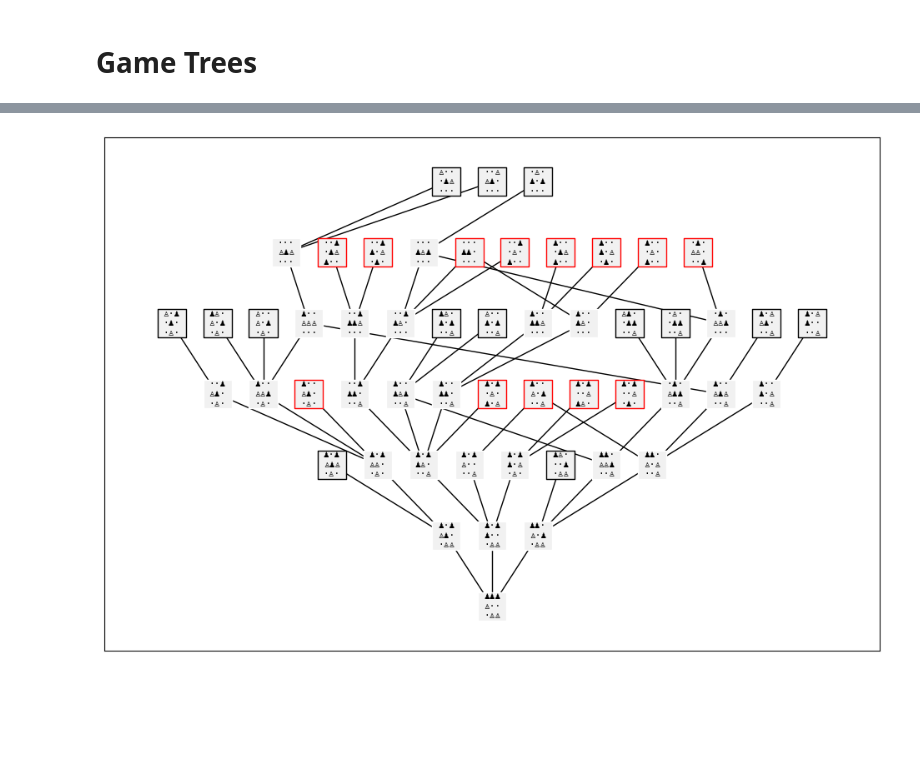
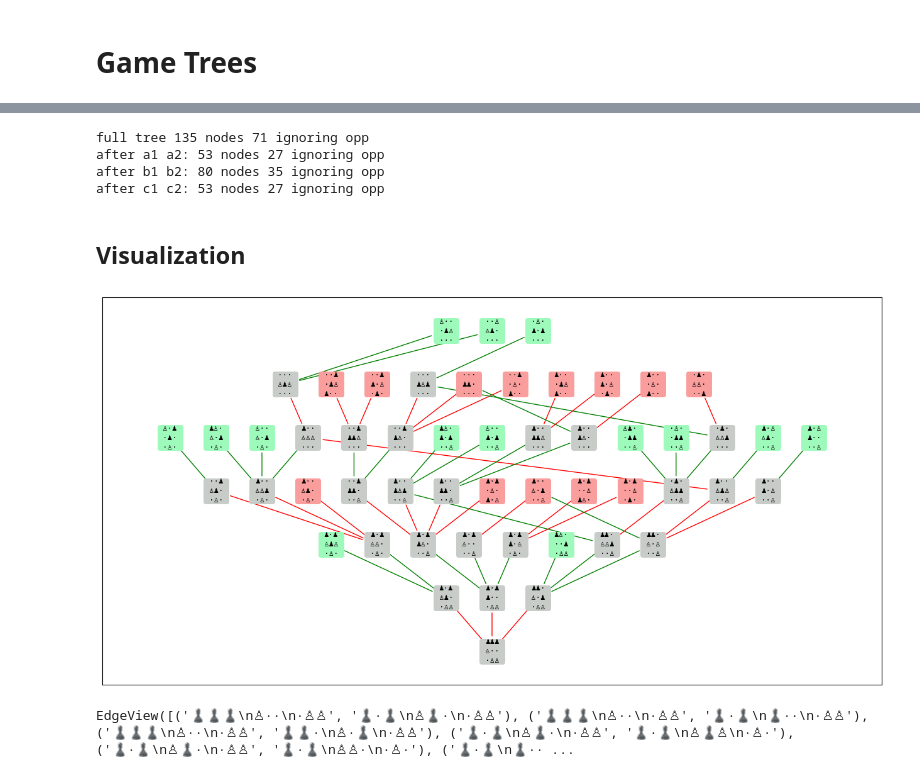
Before and after one commit to wwcohen/aihistory, a Jupyter notebook: hexapawn.ipynb, the cells around one changed output, grey strips where cells are left out. Drawn from its saved outputs; the diff is of its cells as text; code cells hidden in the pictures; blank space fills up the shorter version.

Commit message:
fixing state filtering

```diff
--- a/hexapawn.ipynb
+++ b/hexapawn.ipynb
@@ -177,10 +207,6 @@ Full tree is 163 nodes, but one move in is only 58 or 94.
 # %%
-tree = GameTree.rooted_at(State.initial())
+full_tree = GameTree.rooted_at(State.initial())
 first_white_moves = [f'{file}1 {file}2' for file in 'abc']
 subtrees = {
     move: GameTree.rooted_at(State.initial().apply(Move.parse(move)))
     for move in first_white_moves}
-
-print(f'full tree has {len(tree)} nodes')
-for move, subtree in subtrees.items():
-  print(f'after {move} subtree has {len(subtree)} nodes')
@@ -234,4 +212,0 @@ def state_groupings(tree, player=None):
-# %%
-_ = state_groupings(tree, player=-1)
-_ = state_groupings(subtree, player=-1)
-_ = state_groupings(subtree1, player=-1)
@@ -245,7 +235,25 @@ canonical states: 19
+# %%
+def stats(tree: GameTree, msg: str = ''):
+  print(f'{msg}{len(tree)} nodes {len(tree.filter_root_player())} ignoring opp')
+
+stats(full_tree, 'full tree ')
+for move, subtree in subtrees.items():
+  stats(subtree, f'after {move}: ')
+# %% [output]
+full tree 135 nodes 71 ignoring opp
+after a1 a2: 53 nodes 27 ignoring opp
+after b1 b2: 80 nodes 35 ignoring opp
+after c1 c2: 53 nodes 27 ignoring opp
+# %% [markdown]
+## Visualization
 # %%
 import networkx as nx
 import matplotlib.pyplot as plt
 # %%
+LIGHT_RED = '#fa9d9d'
+LIGHT_GREEN = '#9dfabb'
+LIGHT_GRAY = '#c8ccc9'
+
 def viz(tree):
   g = nx.Graph()
   idx = {
@@ -254,26 +262,30 @@ def viz(tree):
       }
   state = {b:s for s, b in idx.items()}
   for parent, children in tree.children.items():
-    g.add_edges_from([(idx[parent], idx[child]) for child in children])
+    g.add_edges_from([(idx[parent], idx[child]) for child in children.values()])
+  edge_colors = [
+      {-1: 'r', 1: 'g'}[state[p].to_play]
+      for p, _ in g.edges]
 
-  plt.figure(figsize=(12, 8))
+  plt.figure(figsize=(16, 8))
   pos = nx.bfs_layout(g, start=idx[tree.root], align='horizontal', scale=20)
   #pos = nx.forceatlas2_layout(g)
   #pos = nx.kamada_kawai_layout(g, scale=10000)
   #pos = nx.spectral_layout(g)
   #pos = nx.shell_layout(g)
-  def win_color(b):
-    return {0: 'white', 1: 'black', -1: 'red'}[state[b].winner]
-  win_colors = [win_color(b) for b in g]
+  def node_color(b):
+    return {0: LIGHT_GRAY, -1: LIGHT_RED, 1: LIGHT_GREEN}[state[b].winner]
+  node_colors = [node_color(b) for b in g]
   nx.draw_networkx(
-    g, pos=pos,
-    font_size=8, font_family='monospace', edgecolors=win_colors,
-    node_size=600, node_color='#f1f1f1', node_shape='s')
+    g, pos=pos, arrows=True,
+    font_size=9, font_family='monospace', linewidths=5, edge_color=edge_colors,
+    node_size=600, node_color=node_colors, node_shape='s')
   plt.show()
-# %%
-viz(subtree)
-# %% [output]
-[figure, removed]
+# %%
+viz(subtrees['a1 a2'])
+# %% [output]
+[figure, added]
+EdgeView([('♟♟♟\n♙··\n·♙♙', '♟·♟\n♙♟·\n·♙♙'), ('♟♟♟\n♙··\n·♙♙', '♟·♟\n♟··\n·♙♙'), ('♟♟♟\n♙··\n·♙♙', '♟♟·\n♙·♟\n·♙♙'), ('♟·♟\n♙♟·\n·♙♙', '♟·♟\n♙♟♙\n·♙·'), ('♟·♟\n♙♟·\n·♙♙', '♟·♟\n♙♙·\n·♙·'), ('♟·♟\n♟·· ...
 # %%
 @dataclass
 class Hexapawn:
```
Also changed, not shown: parts of 14 cells of this notebook.
